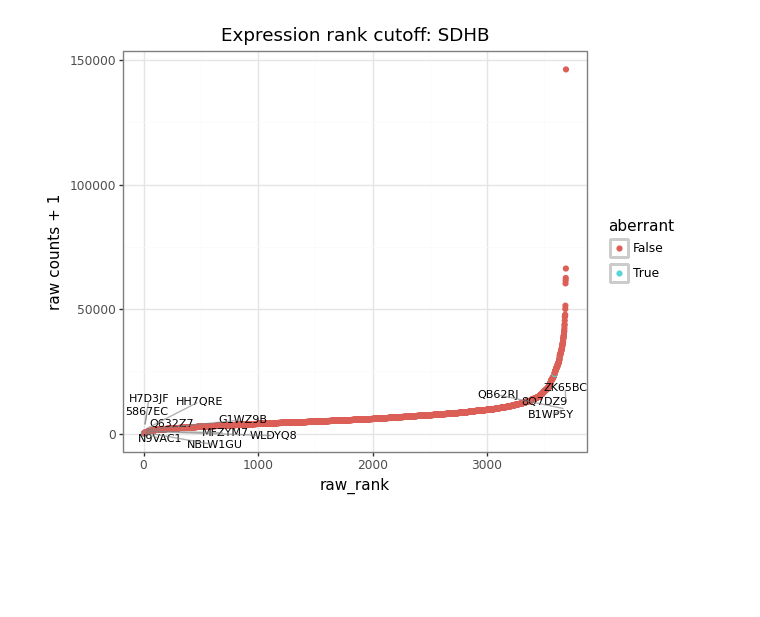
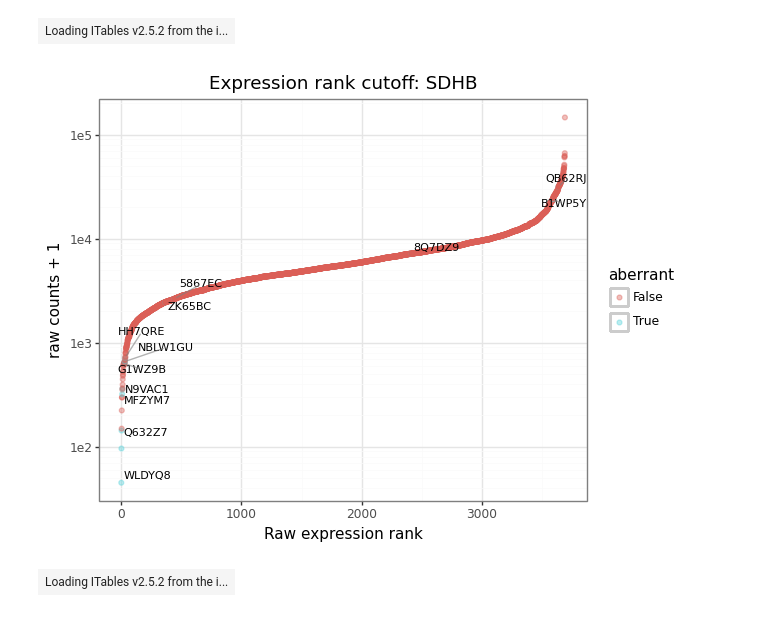
Before and after one commit to AtaJadidAhari/MASTER_omics, a Jupyter notebook: AberrantExpression/sdh2.ipynb, the cells around one changed output. Drawn from its saved outputs; the diff is of its cells as text; code cells hidden in the pictures; blank space fills up the shorter version.

```diff
--- a/AberrantExpression/sdh2.ipynb
+++ b/AberrantExpression/sdh2.ipynb
@@ -9,5 +19,10 @@ import matplotlib.pyplot as plt
 # %%
-py_or_res = pd.read_parquet("/omics/odcf/analysis/hipo/hipo_021/outlier_analysis/py_outrider_runs/all_cohorts/oht_cov_diag_lr_0_0001_epoc200_gpu/or_variants.parquet")
+or_res_path = "/omics/odcf/analysis/hipo/hipo_021/outlier_analysis/py_outrider_runs/all_cohorts/oht_cov_diag_lr_0_0001_epoc200_gpu/or_variants_interesting_genes_padjust_cnv.parquet"
+
+needed_cols = ["sampleID", "zScore", "pValue", "padjust", "IMPACT", "geneID",  "geneID_short",
+
+               "padjust_predisp", "padjust_predisp_extended", "CNV", "padjust_genes_of_interest"]
+py_or_res = pd.read_parquet(or_res_path, columns=needed_cols)
 # %%
 or_output = pd.read_parquet("/omics/odcf/analysis/hipo/hipo_021/outlier_analysis/py_outrider_runs/all_cohorts/oht_cov_diag_lr_0_0001_epoc200_gpu/output.parquet")
 # %%
@@ -75,7 +151,7 @@ fig = p.draw()
 ax = fig.axes[0]
 
 # extract aberrant points
-aberrant_df = df[df["aberrant"]]
+aberrant_df = df[df["padjust"] <= 0.05]
 
 texts = []
 for _, row in aberrant_df.iterrows():
@@ -102,39 +176,51 @@ fig
 # %%
 df = df.sort_values("raw_expression")
 df["raw_rank"] = [i + 1 for i in range(df.shape[0])]
+# %%
+df[df["sampleID"] == "ZK65BC"]
+# %% [output]
+| Loading ITables v2.5.2 from the i... |
 # %%
 p = (pn.ggplot(df) +
-     pn.geom_point(pn.aes(x = "raw_rank", y="raw_expression", color="aberrant")) +
-     pn.labs(y="raw counts + 1", title = "Expression rank cutoff: SDHB") +
+     pn.geom_point(pn.aes(x = "raw_rank", y="raw_expression", color="aberrant"), alpha=0.4) +
+     pn.labs(y="raw counts + 1", title = "Expression rank cutoff: SDHB", x="Raw expression rank") +
+     pn.scale_y_log10() +
      pn.theme_bw()
     )
 
 fig = p.draw()
 ax = fig.axes[0]
 
 # extract aberrant points
-aberrant_df = df[df["aberrant"]]
+aberrant_df = df[df["padjust"] <= 0.05]
 
 texts = []
 for _, row in aberrant_df.iterrows():
     texts.append(
         ax.text(
-            row["Rank"],
-            row[gene_id],
+            row["raw_rank"],
+            np.log10(row["raw_expression"] + 1),  # <--- Transform this
             row["sampleID"],
             fontsize=8
         )
     )
 
 adjust_text(
     texts,
     ax=ax,
     arrowprops=dict(arrowstyle="-", color="gray", alpha=0.6),
+    force_text=(0.5, 1), # Added a slight force to help movement
     expand_text=(1.2, 1.3)
 )
-
 # 🔑 show the *correct* figure
 fig
 # %% [output]
-[figure, old version]
+[figure, new version]
+# %%
+df[df["sampleID"] == "ZK65BC"]
+# df[df["sampleID"] == "8Q7DZ9"]
+# df[df["sampleID"] == "B1WP5Y"]
+# df[df["sampleID"] == "QB62RJ"]
+# %% [output]
+| Loading ITables v2.5.2 from the i... |
 # %%
```
Also changed, not shown: parts of 61 cells of this notebook, 38 other files.
